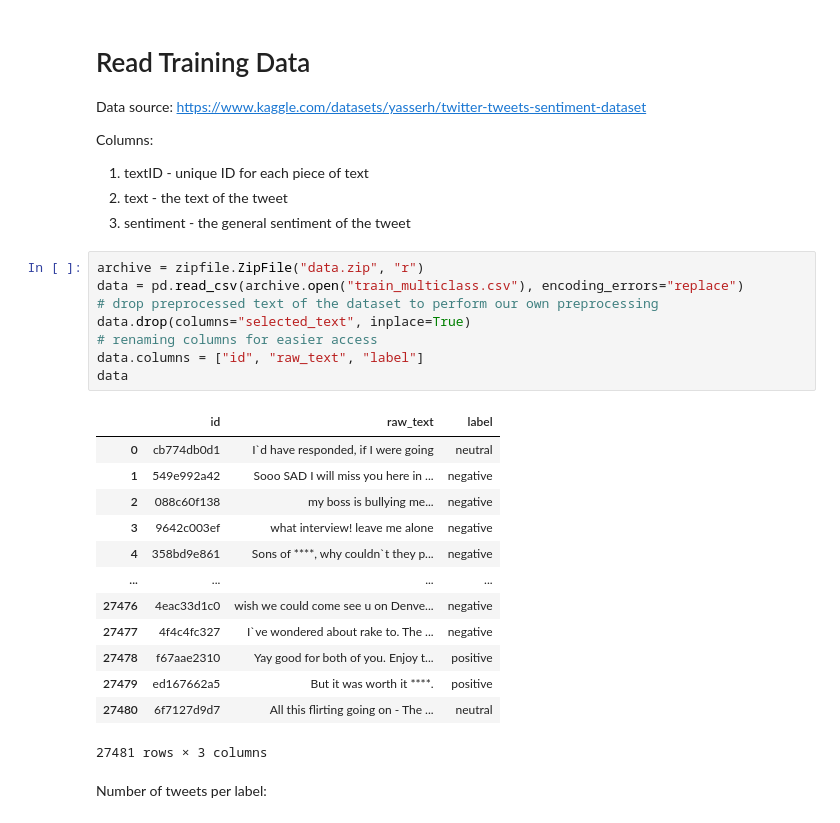
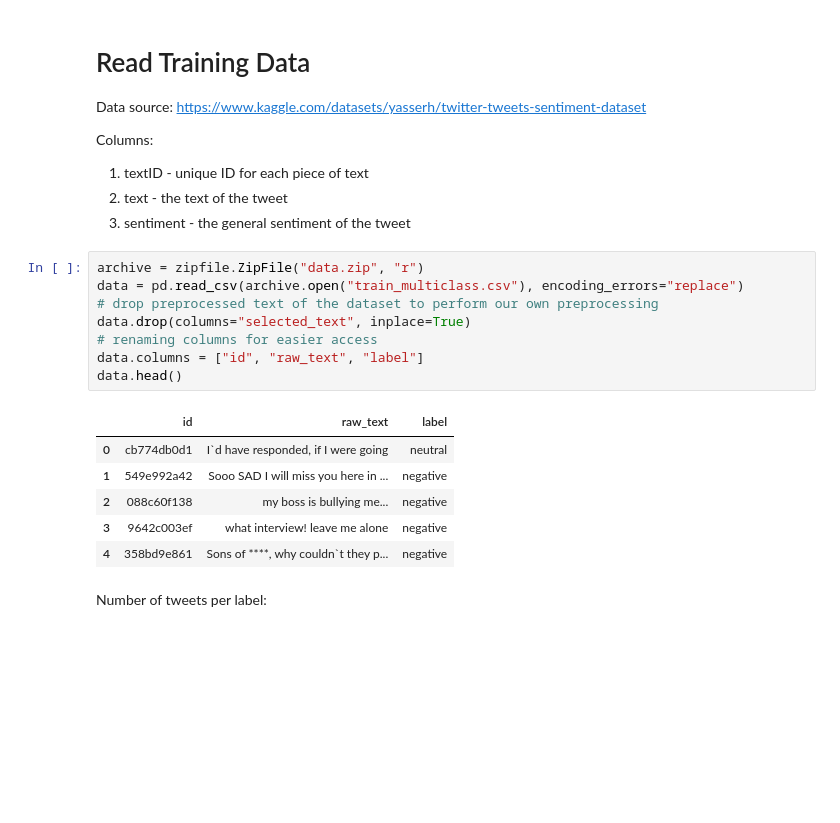
Before and after one commit to florian-frey/DataExploration-KLU, a Jupyter notebook: training_multiclass.ipynb, the cells around one changed output. Cells and saved outputs as stored; diff of their text form; blank space fills up the shorter version.

```diff
--- a/training_multiclass.ipynb
+++ b/training_multiclass.ipynb
@@ -24,25 +25,18 @@ Columns:
 # %%
 archive = zipfile.ZipFile("data.zip", "r")
 data = pd.read_csv(archive.open("train_multiclass.csv"), encoding_errors="replace")
 # drop preprocessed text of the dataset to perform our own preprocessing
 data.drop(columns="selected_text", inplace=True)
 # renaming columns for easier access
 data.columns = ["id", "raw_text", "label"]
-data
+data.head()
 # %% [output]
 |  | id | raw_text | label |
 | 0 | cb774db0d1 | I`d have responded, if I were going | neutral |
 | 1 | 549e992a42 | Sooo SAD I will miss you here in ... | negative |
 | 2 | 088c60f138 | my boss is bullying me... | negative |
 | 3 | 9642c003ef | what interview! leave me alone | negative |
 | 4 | 358bd9e861 | Sons of ****, why couldn`t they p... | negative |
-| ... | ... | ... | ... |
-| 27476 | 4eac33d1c0 | wish we could come see u on Denve... | negative |
-| 27477 | 4f4c4fc327 | I`ve wondered about rake to. The ... | negative |
-| 27478 | f67aae2310 | Yay good for both of you. Enjoy t... | positive |
-| 27479 | ed167662a5 | But it was worth it ****. | positive |
-| 27480 | 6f7127d9d7 | All this flirting going on - The ... | neutral |
-27481 rows × 3 columns
 # %% [markdown]
 Number of tweets per label:
 # %%
```
Also changed, not shown: parts of 30 cells of this notebook, 2 other files.
